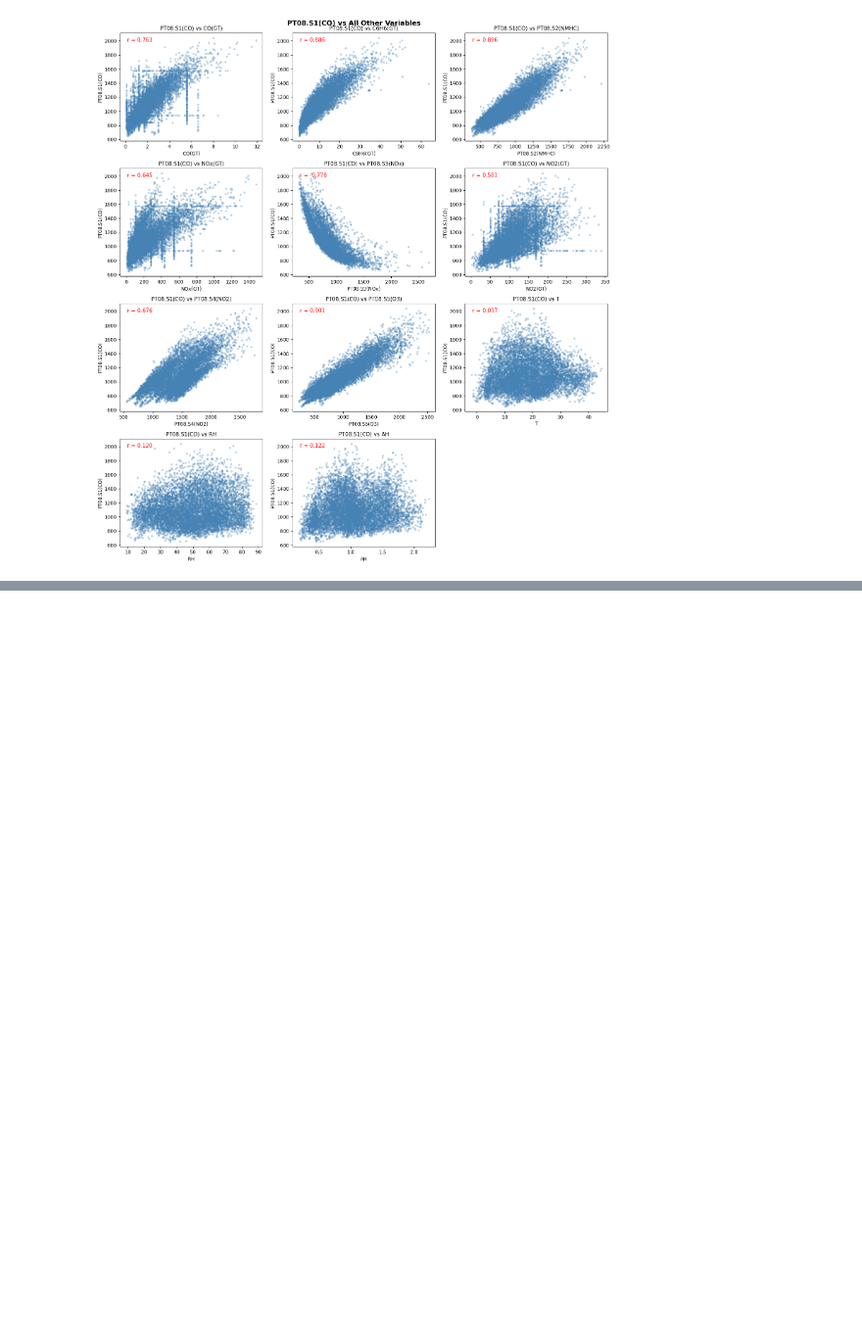
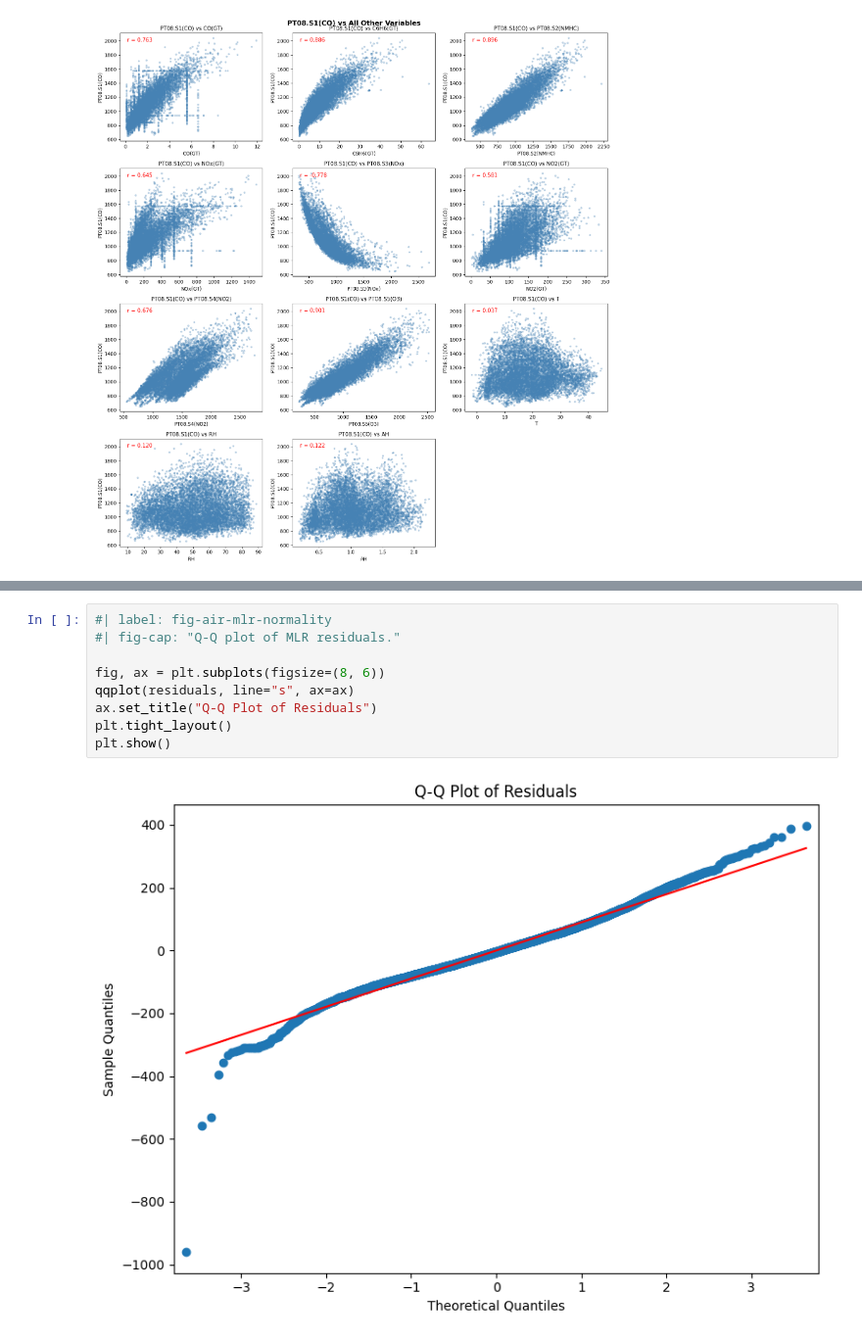
Before and after one commit to 3313556500/210P-Final-Project---Tao-Chen, a Jupyter notebook: 210P Final Project.ipynb, the cells around one changed output, grey strips where cells are left out. Shown at 98% size. Drawn from its saved outputs; the diff is of its cells as text; blank space fills up the shorter version.

```diff
--- a/210P Final Project.ipynb
+++ b/210P Final Project.ipynb
@@ -505,0 +1149,11 @@ plt.show()
+# %%
+#| label: fig-air-mlr-normality
+#| fig-cap: "Q-Q plot of MLR residuals."
+
+fig, ax = plt.subplots(figsize=(8, 6))
+qqplot(residuals, line="s", ax=ax)
+ax.set_title("Q-Q Plot of Residuals")
+plt.tight_layout()
+plt.show()
+# %% [output]
+[figure, added]
```
Also changed, not shown: parts of 57 cells of this notebook.
